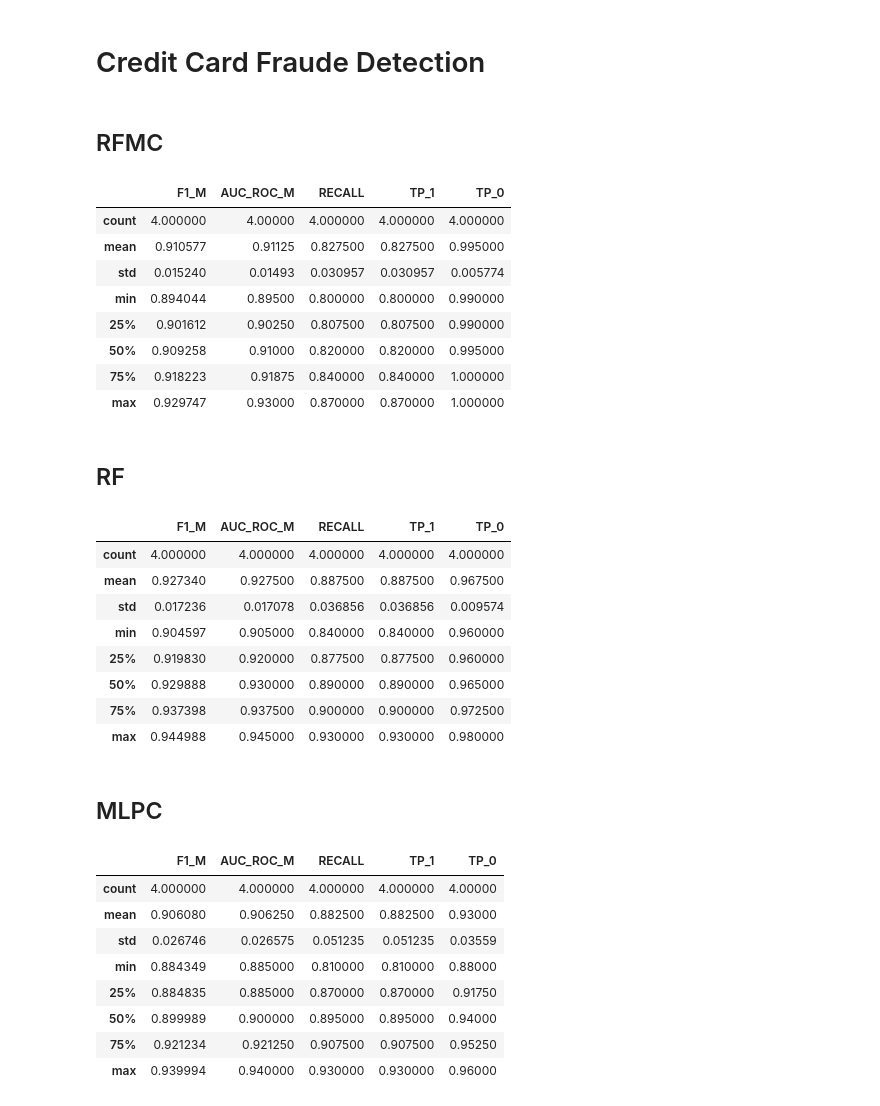
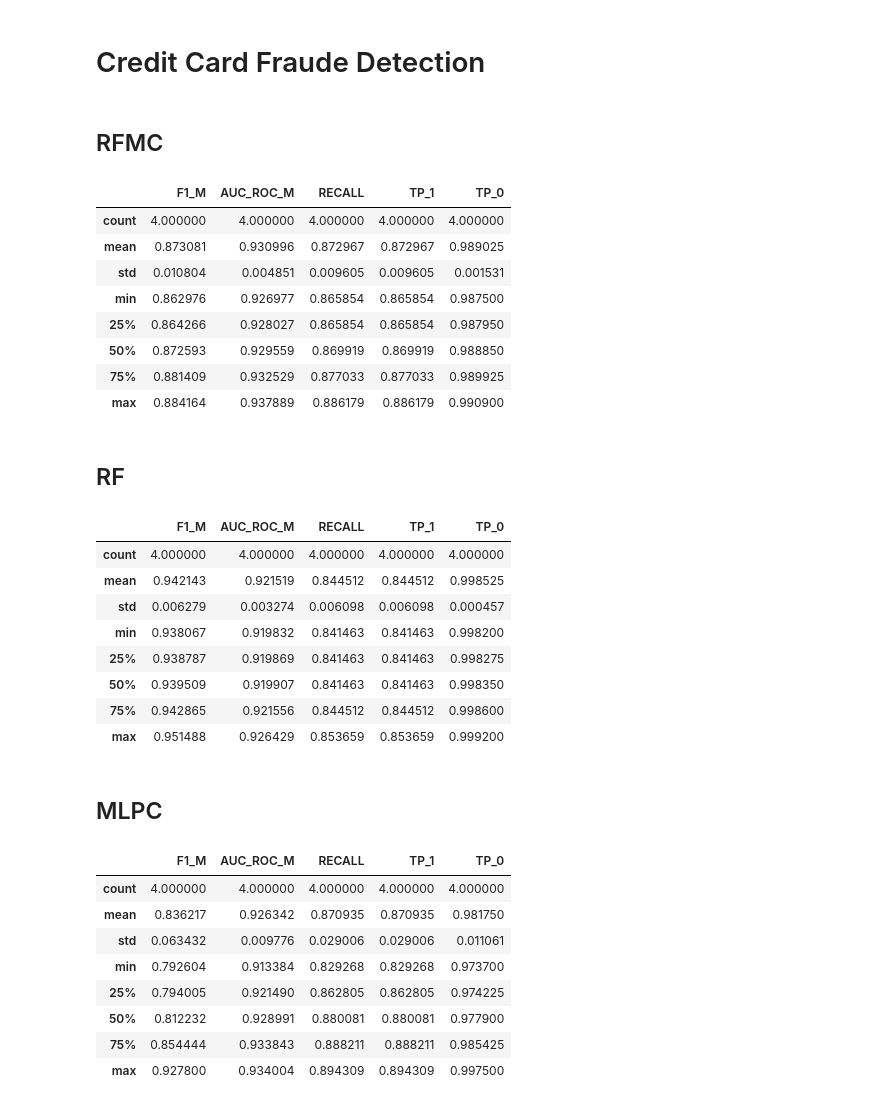
Before and after one commit to ysraell/random-forest-mc, a Jupyter notebook: utils/Comparison_Experiments.ipynb, the cells around one changed output. Drawn from its saved outputs; the diff is of its cells as text; code cells hidden in the pictures.

```diff
--- a/utils/Comparison_Experiments.ipynb
+++ b/utils/Comparison_Experiments.ipynb
@@ -161,8 +161,8 @@ dataset = dataset[params['ds_cols']+[target_col]].dropna().reset_index(drop=True
 dataset[target_col] = dataset[target_col].astype(str)
 
 test_size = 0.5
-max_test_size = 100
-max_train_size = 100
+max_test_size = 10000
+max_train_size = 10000
 
 split_seeds = [43, 47, 53, 59]
 #def fullCycleAnalysis(dataset,params,test_size_frac, max_test_size, max_train_size, split_seeds, )
@@ -197,7 +197,7 @@ for seed in split_seeds:
     NT = dataset_train[target_col].value_counts().sort_values().min()
     # Training step
     cls = RandomForestMC(
-        n_trees=64, target_col=target_col, max_discard_trees=2,
+        n_trees=64, target_col=target_col, max_discard_trees=256,
         th_start=0.9999, batch_train_pclass = NT // 2, batch_val_pclass = NT // 2
     )
     cls.process_dataset(dataset_train)
@@ -267,8 +298,8 @@ dataset = dataset[params['ds_cols']+[target_col]].dropna().reset_index(drop=True
 dataset[target_col] = dataset[target_col].astype(str)
 
 test_size = 0.5
-max_test_size = 100
-max_train_size = 100
+max_test_size = 10000
+max_train_size = 2000
 
 split_seeds = [43, 47, 53, 59]
 #def fullCycleAnalysis(dataset,params,test_size_frac, max_test_size, max_train_size, split_seeds, )
@@ -303,7 +334,7 @@ for seed in split_seeds:
     NT = dataset_train[target_col].value_counts().sort_values().min()
     # Training step
     cls = RandomForestMC(
-        n_trees=64, target_col=target_col, max_discard_trees=2,
+        n_trees=64, target_col=target_col, max_discard_trees=256,
         th_start=0.9999, batch_train_pclass = NT // 2, batch_val_pclass = NT // 2
     )
     cls.process_dataset(dataset_train)
@@ -335,58 +366,58 @@ for seed in split_seeds:
     RECALL = recall_score(y_test, y_pred, pos_label='1')
     TP_1 = sum([ p == t for p,t in zip(y_pred,y_test) if t == '1'])/y_test.count('1')
     TP_0 = sum([ p == t for p,t in zip(y_pred,y_test) if t == '0'])/y_test.count('0')
 
     Results.append((seed, 'RF', F1_M, AUC_ROC_M, RECALL, TP_1, TP_0))
 
     cls = MLPClassifier(hidden_layer_sizes=(200,), max_iter=10000)
     cls.fit(dataset_train_num[ds_cols].to_numpy(), dataset_train[target_col].to_numpy())
     dump(cls, f'/work/data/MLPClassifier_{ds_name}_{seed}.joblib')
     y_pred = cls.predict(dataset_test_num[ds_cols].to_numpy()).tolist()
     F1_M = f1_score(y_test, y_pred, average='macro')
     AUC_ROC_M = roc_auc_score(y_test, y_pred, average='macro')
     RECALL = recall_score(y_test, y_pred, pos_label='1')
     TP_1 = sum([ p == t for p,t in zip(y_pred,y_test) if t == '1'])/y_test.count('1')
     TP_0 = sum([ p == t for p,t in zip(y_pred,y_test) if t == '0'])/y_test.count('0')
 
     Results.append((seed, 'MLPC', F1_M, AUC_ROC_M, RECALL, TP_1, TP_0))
 
     del dataset_train, dataset_train_num, dataset_test_num
 
 columns=['seed', 'MODEL', 'F1_M', 'AUC_ROC_M', 'RECALL', 'TP_1', 'TP_0']
 df_results = pd.DataFrame(Results, columns=columns)
 for model in df_results.MODEL.unique():
     md(f'## {model}')
     display(df_results[columns[1:]].query(f'MODEL == "{model}"').describe())
 
 df_results.to_csv(f'/work/data/comparison_experiments_{ds_name}.csv', index=False)
 # %% [output]
 ## RFMC
 |  | F1_M | AUC_ROC_M | RECALL | TP_1 | TP_0 |
-| count | 4.000000 | 4.00000 | 4.000000 | 4.000000 | 4.000000 |
-| mean | 0.910577 | 0.91125 | 0.827500 | 0.827500 | 0.995000 |
-| std | 0.015240 | 0.01493 | 0.030957 | 0.030957 | 0.005774 |
-| min | 0.894044 | 0.89500 | 0.800000 | 0.800000 | 0.990000 |
-| 25% | 0.901612 | 0.90250 | 0.807500 | 0.807500 | 0.990000 |
-| 50% | 0.909258 | 0.91000 | 0.820000 | 0.820000 | 0.995000 |
-| 75% | 0.918223 | 0.91875 | 0.840000 | 0.840000 | 1.000000 |
-| max | 0.929747 | 0.93000 | 0.870000 | 0.870000 | 1.000000 |
+| count | 4.000000 | 4.000000 | 4.000000 | 4.000000 | 4.000000 |
+| mean | 0.873081 | 0.930996 | 0.872967 | 0.872967 | 0.989025 |
+| std | 0.010804 | 0.004851 | 0.009605 | 0.009605 | 0.001531 |
+| min | 0.862976 | 0.926977 | 0.865854 | 0.865854 | 0.987500 |
+| 25% | 0.864266 | 0.928027 | 0.865854 | 0.865854 | 0.987950 |
+| 50% | 0.872593 | 0.929559 | 0.869919 | 0.869919 | 0.988850 |
+| 75% | 0.881409 | 0.932529 | 0.877033 | 0.877033 | 0.989925 |
+| max | 0.884164 | 0.937889 | 0.886179 | 0.886179 | 0.990900 |
 ## RF
 |  | F1_M | AUC_ROC_M | RECALL | TP_1 | TP_0 |
 | count | 4.000000 | 4.000000 | 4.000000 | 4.000000 | 4.000000 |
-| mean | 0.927340 | 0.927500 | 0.887500 | 0.887500 | 0.967500 |
-| std | 0.017236 | 0.017078 | 0.036856 | 0.036856 | 0.009574 |
-| min | 0.904597 | 0.905000 | 0.840000 | 0.840000 | 0.960000 |
-| 25% | 0.919830 | 0.920000 | 0.877500 | 0.877500 | 0.960000 |
-| 50% | 0.929888 | 0.930000 | 0.890000 | 0.890000 | 0.965000 |
-| 75% | 0.937398 | 0.937500 | 0.900000 | 0.900000 | 0.972500 |
-| max | 0.944988 | 0.945000 | 0.930000 | 0.930000 | 0.980000 |
+| mean | 0.942143 | 0.921519 | 0.844512 | 0.844512 | 0.998525 |
+| std | 0.006279 | 0.003274 | 0.006098 | 0.006098 | 0.000457 |
+| min | 0.938067 | 0.919832 | 0.841463 | 0.841463 | 0.998200 |
+| 25% | 0.938787 | 0.919869 | 0.841463 | 0.841463 | 0.998275 |
+| 50% | 0.939509 | 0.919907 | 0.841463 | 0.841463 | 0.998350 |
+| 75% | 0.942865 | 0.921556 | 0.844512 | 0.844512 | 0.998600 |
+| max | 0.951488 | 0.926429 | 0.853659 | 0.853659 | 0.999200 |
 ## MLPC
 |  | F1_M | AUC_ROC_M | RECALL | TP_1 | TP_0 |
-| count | 4.000000 | 4.000000 | 4.000000 | 4.000000 | 4.00000 |
-| mean | 0.906080 | 0.906250 | 0.882500 | 0.882500 | 0.93000 |
-| std | 0.026746 | 0.026575 | 0.051235 | 0.051235 | 0.03559 |
-| min | 0.884349 | 0.885000 | 0.810000 | 0.810000 | 0.88000 |
-| 25% | 0.884835 | 0.885000 | 0.870000 | 0.870000 | 0.91750 |
-| 50% | 0.899989 | 0.900000 | 0.895000 | 0.895000 | 0.94000 |
-| 75% | 0.921234 | 0.921250 | 0.907500 | 0.907500 | 0.95250 |
-| max | 0.939994 | 0.940000 | 0.930000 | 0.930000 | 0.96000 |
+| count | 4.000000 | 4.000000 | 4.000000 | 4.000000 | 4.000000 |
+| mean | 0.836217 | 0.926342 | 0.870935 | 0.870935 | 0.981750 |
+| std | 0.063432 | 0.009776 | 0.029006 | 0.029006 | 0.011061 |
+| min | 0.792604 | 0.913384 | 0.829268 | 0.829268 | 0.973700 |
+| 25% | 0.794005 | 0.921490 | 0.862805 | 0.862805 | 0.974225 |
+| 50% | 0.812232 | 0.928991 | 0.880081 | 0.880081 | 0.977900 |
+| 75% | 0.854444 | 0.933843 | 0.888211 | 0.888211 | 0.985425 |
+| max | 0.927800 | 0.934004 | 0.894309 | 0.894309 | 0.997500 |
```
Also changed, not shown: parts of 3 cells of this notebook, 34 other files.
